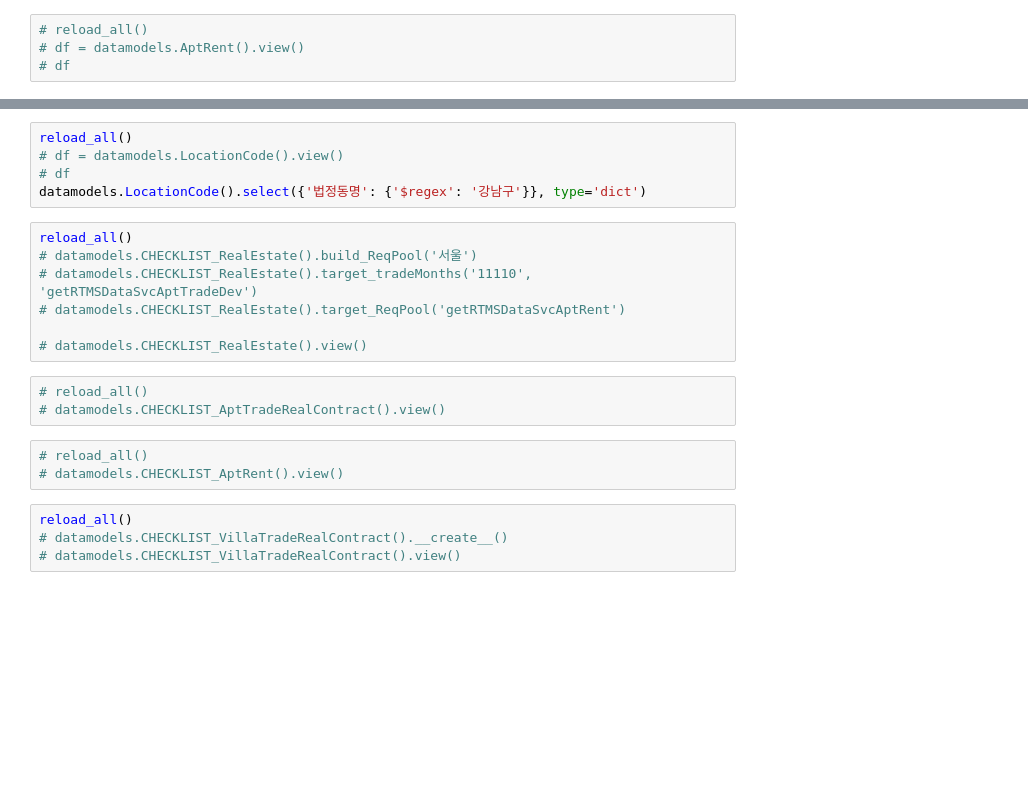
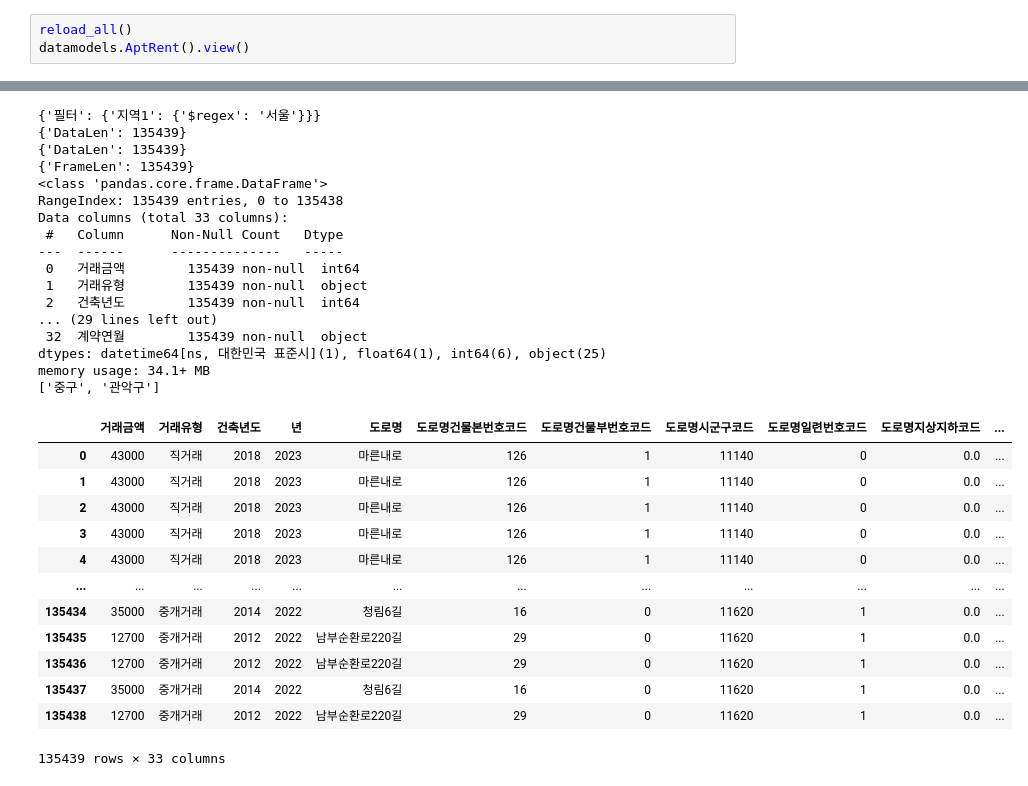
Before and after one commit to innovata/GovDataScience, a Jupyter notebook: jupyter/DataView.ipynb, the cells around one changed output, grey strips where cells are left out. Cells and saved outputs as stored; diff of their text form; blank space fills up the shorter version.

```diff
--- a/jupyter/DataView.ipynb
+++ b/jupyter/DataView.ipynb
@@ -122,4 +155,4 @@ df
 # %%
-# reload_all()
-# df = datamodels.AptRent().view()
-# df
+reload_all()
+datamodels.AptRent().view()
+# %% [output]
@@ -126,22 +160,30 @@ df
+{'필터': {'지역1': {'$regex': '서울'}}}
+{'DataLen': 135439}
+{'DataLen': 135439}
+{'FrameLen': 135439}
+<class 'pandas.core.frame.DataFrame'>
+RangeIndex: 135439 entries, 0 to 135438
+Data columns (total 33 columns):
+ #   Column      Non-Null Count   Dtype
+---  ------      --------------   -----
+ 0   거래금액        135439 non-null  int64
+ 1   거래유형        135439 non-null  object
+ 2   건축년도        135439 non-null  int64
+... (29 lines left out)
+ 32  계약연월        135439 non-null  object
+dtypes: datetime64[ns, 대한민국 표준시](1), float64(1), int64(6), object(25)
+memory usage: 34.1+ MB
+['중구', '관악구']
+|  | 거래금액 | 거래유형 | 건축년도 | 년 | 도로명 | 도로명건물본번호코드 | 도로명건물부번호코드 | 도로명시군구코드 | 도로명일련번호코드 | 도로명지상지하코드 | ... |
+| 0 | 43000 | 직거래 | 2018 | 2023 | 마른내로 | 126 | 1 | 11140 | 0 | 0.0 | ... |
+| 1 | 43000 | 직거래 | 2018 | 2023 | 마른내로 | 126 | 1 | 11140 | 0 | 0.0 | ... |
+| 2 | 43000 | 직거래 | 2018 | 2023 | 마른내로 | 126 | 1 | 11140 | 0 | 0.0 | ... |
+| 3 | 43000 | 직거래 | 2018 | 2023 | 마른내로 | 126 | 1 | 11140 | 0 | 0.0 | ... |
+| 4 | 43000 | 직거래 | 2018 | 2023 | 마른내로 | 126 | 1 | 11140 | 0 | 0.0 | ... |
+| ... | ... | ... | ... | ... | ... | ... | ... | ... | ... | ... | ... |
+| 135434 | 35000 | 중개거래 | 2014 | 2022 | 청림6길 | 16 | 0 | 11620 | 1 | 0.0 | ... |
+| 135435 | 12700 | 중개거래 | 2012 | 2022 | 남부순환로220길 | 29 | 0 | 11620 | 1 | 0.0 | ... |
+| 135436 | 12700 | 중개거래 | 2012 | 2022 | 남부순환로220길 | 29 | 0 | 11620 | 1 | 0.0 | ... |
+| 135437 | 35000 | 중개거래 | 2014 | 2022 | 청림6길 | 16 | 0 | 11620 | 1 | 0.0 | ... |
+| 135438 | 12700 | 중개거래 | 2012 | 2022 | 남부순환로220길 | 29 | 0 | 11620 | 1 | 0.0 | ... |
+135439 rows × 33 columns
-# %%
-reload_all()
-# df = datamodels.LocationCode().view()
-# df
-datamodels.LocationCode().select({'법정동명': {'$regex': '강남구'}}, type='dict')
-# %%
-reload_all()
-# datamodels.CHECKLIST_RealEstate().build_ReqPool('서울')
-# datamodels.CHECKLIST_RealEstate().target_tradeMonths('11110', 'getRTMSDataSvcAptTradeDev')
-# datamodels.CHECKLIST_RealEstate().target_ReqPool('getRTMSDataSvcAptRent')
-
-# datamodels.CHECKLIST_RealEstate().view()
-# %%
-# reload_all()
-# datamodels.CHECKLIST_AptTradeRealContract().view()
-# %%
-# reload_all()
-# datamodels.CHECKLIST_AptRent().view()
-# %%
-reload_all()
-# datamodels.CHECKLIST_VillaTradeRealContract().__create__()
-# datamodels.CHECKLIST_VillaTradeRealContract().view()
```
Also changed, not shown: parts of 14 cells of this notebook, 12 other files.
